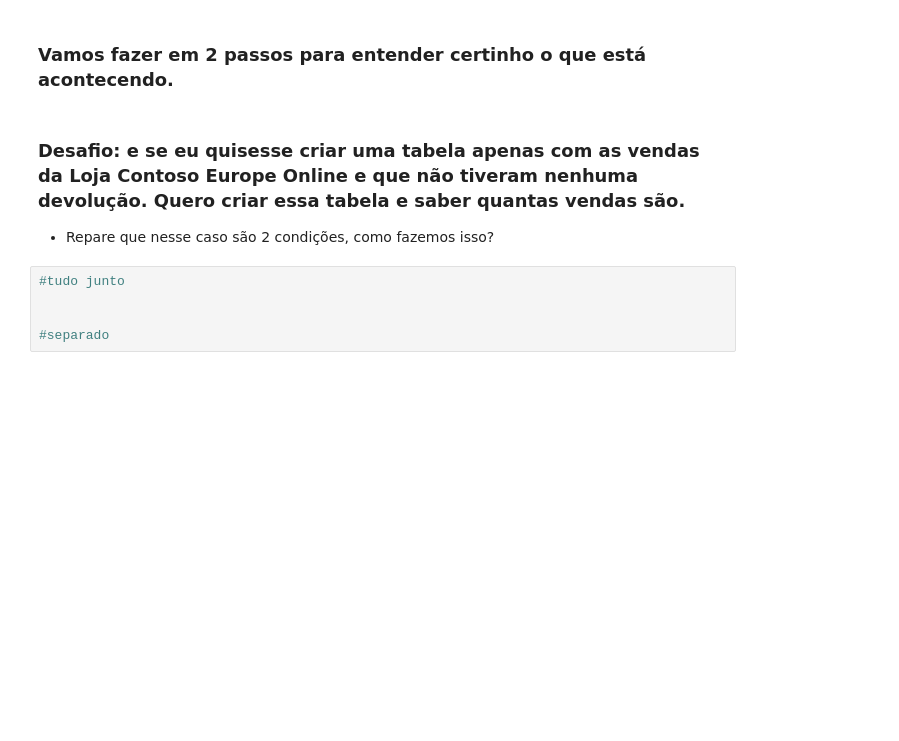
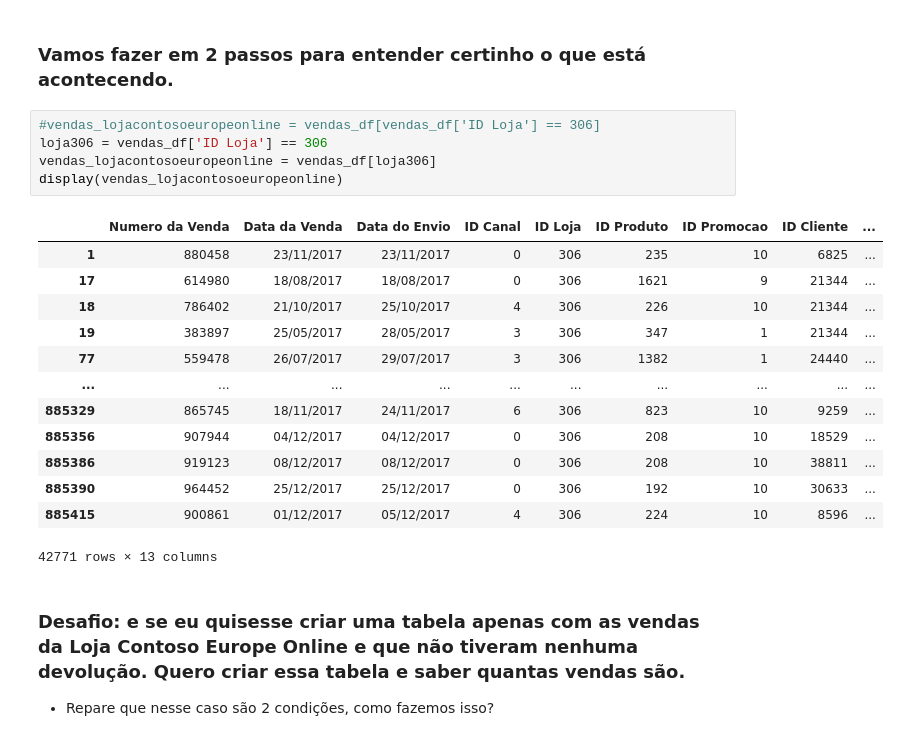
Before and after one commit to Vanessamachado93/Python-Impressionador-Hashtag, a Jupyter notebook: 21% a 40% do curso/pandas_e_csv_02/Pandas 06.ipynb, the cells around one changed output. Saved outputs shown, nothing was run; the diff lists cells and outputs as text; blank space fills up the shorter version.

```diff
--- a/21% a 40% do curso/pandas_e_csv_02/Pandas 06.ipynb
+++ b/21% a 40% do curso/pandas_e_csv_02/Pandas 06.ipynb
@@ -55,11 +79,25 @@ qtde_devolvida = vendas_df['Quantidade Devolvida'].sum()
 # %% [markdown]
 ### Vamos fazer em 2 passos para entender certinho o que está acontecendo.
+# %%
+#vendas_lojacontosoeuropeonline = vendas_df[vendas_df['ID Loja'] == 306]
+loja306 = vendas_df['ID Loja'] == 306
+vendas_lojacontosoeuropeonline = vendas_df[loja306]
+display(vendas_lojacontosoeuropeonline)
+# %% [output]
+|  | Numero da Venda | Data da Venda | Data do Envio | ID Canal | ID Loja | ID Produto | ID Promocao | ID Cliente | ... |
+| 1 | 880458 | 23/11/2017 | 23/11/2017 | 0 | 306 | 235 | 10 | 6825 | ... |
+| 17 | 614980 | 18/08/2017 | 18/08/2017 | 0 | 306 | 1621 | 9 | 21344 | ... |
+| 18 | 786402 | 21/10/2017 | 25/10/2017 | 4 | 306 | 226 | 10 | 21344 | ... |
+| 19 | 383897 | 25/05/2017 | 28/05/2017 | 3 | 306 | 347 | 1 | 21344 | ... |
+| 77 | 559478 | 26/07/2017 | 29/07/2017 | 3 | 306 | 1382 | 1 | 24440 | ... |
+| ... | ... | ... | ... | ... | ... | ... | ... | ... | ... |
+| 885329 | 865745 | 18/11/2017 | 24/11/2017 | 6 | 306 | 823 | 10 | 9259 | ... |
+| 885356 | 907944 | 04/12/2017 | 04/12/2017 | 0 | 306 | 208 | 10 | 18529 | ... |
+| 885386 | 919123 | 08/12/2017 | 08/12/2017 | 0 | 306 | 208 | 10 | 38811 | ... |
+| 885390 | 964452 | 25/12/2017 | 25/12/2017 | 0 | 306 | 192 | 10 | 30633 | ... |
+| 885415 | 900861 | 01/12/2017 | 05/12/2017 | 4 | 306 | 224 | 10 | 8596 | ... |
+42771 rows × 13 columns
 # %% [markdown]
 ### Desafio: e se eu quisesse criar uma tabela apenas com as vendas da Loja Contoso Europe Online e que não tiveram nenhuma devolução. Quero criar essa tabela e saber quantas vendas são.
 
 - Repare que nesse caso são 2 condições, como fazemos isso?
-# %%
-#tudo junto
-
-
-#separado
```
Also changed, not shown: parts of 3 cells of this notebook.
